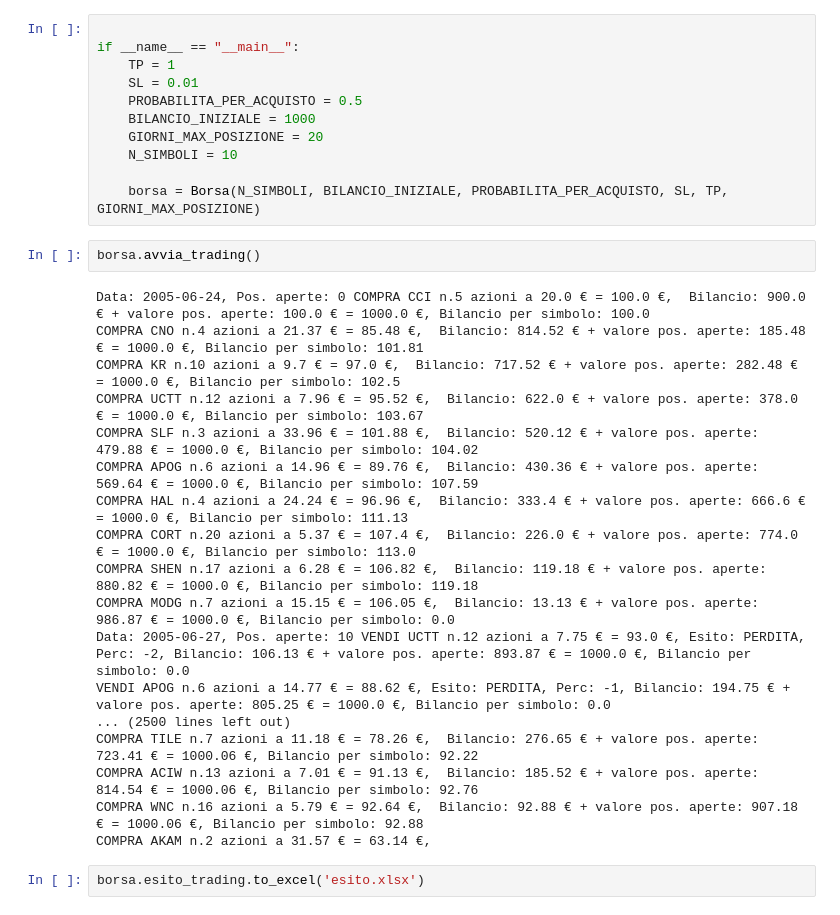
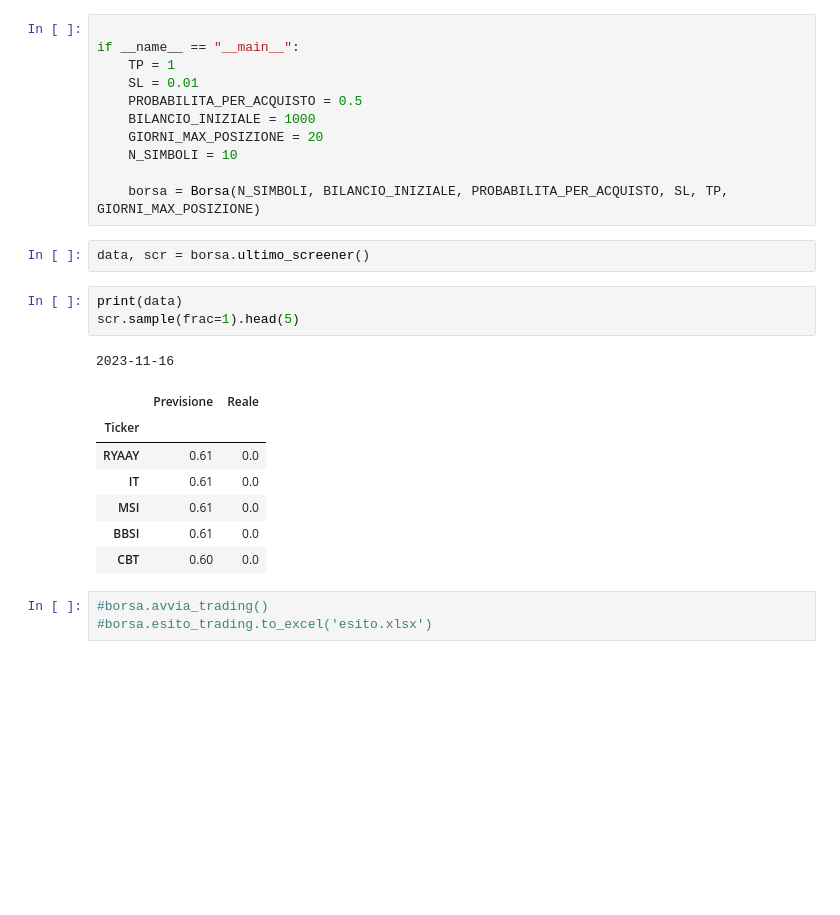
Before and after one commit to enricomarchi/Borsa, a Jupyter notebook: Test_trading_multiplo.ipynb, the cells around one changed output. Cells and saved outputs as stored; diff of their text form; blank space fills up the shorter version.

```diff
--- a/Test_trading_multiplo.ipynb
+++ b/Test_trading_multiplo.ipynb
@@ -460,25 +877,20 @@ if __name__ == "__main__":
     N_SIMBOLI = 10
 
     borsa = Borsa(N_SIMBOLI, BILANCIO_INIZIALE, PROBABILITA_PER_ACQUISTO, SL, TP, GIORNI_MAX_POSIZIONE)
-# %%
-borsa.avvia_trading()
-# %% [output]
-Data: 2005-06-24, Pos. aperte: 0 COMPRA CCI n.5 azioni a 20.0 € = 100.0 €,  Bilancio: 900.0 € + valore pos. aperte: 100.0 € = 1000.0 €, Bilancio per simbolo: 100.0
-COMPRA CNO n.4 azioni a 21.37 € = 85.48 €,  Bilancio: 814.52 € + valore pos. aperte: 185.48 € = 1000.0 €, Bilancio per simbolo: 101.81
-COMPRA KR n.10 azioni a 9.7 € = 97.0 €,  Bilancio: 717.52 € + valore pos. aperte: 282.48 € = 1000.0 €, Bilancio per simbolo: 102.5
-COMPRA UCTT n.12 azioni a 7.96 € = 95.52 €,  Bilancio: 622.0 € + valore pos. aperte: 378.0 € = 1000.0 €, Bilancio per simbolo: 103.67
-COMPRA SLF n.3 azioni a 33.96 € = 101.88 €,  Bilancio: 520.12 € + valore pos. aperte: 479.88 € = 1000.0 €, Bilancio per simbolo: 104.02
-COMPRA APOG n.6 azioni a 14.96 € = 89.76 €,  Bilancio: 430.36 € + valore pos. aperte: 569.64 € = 1000.0 €, Bilancio per simbolo: 107.59
-COMPRA HAL n.4 azioni a 24.24 € = 96.96 €,  Bilancio: 333.4 € + valore pos. aperte: 666.6 € = 1000.0 €, Bilancio per simbolo: 111.13
-COMPRA CORT n.20 azioni a 5.37 € = 107.4 €,  Bilancio: 226.0 € + valore pos. aperte: 774.0 € = 1000.0 €, Bilancio per simbolo: 113.0
-COMPRA SHEN n.17 azioni a 6.28 € = 106.82 €,  Bilancio: 119.18 € + valore pos. aperte: 880.82 € = 1000.0 €, Bilancio per simbolo: 119.18
-COMPRA MODG n.7 azioni a 15.15 € = 106.05 €,  Bilancio: 13.13 € + valore pos. aperte: 986.87 € = 1000.0 €, Bilancio per simbolo: 0.0
-Data: 2005-06-27, Pos. aperte: 10 VENDI UCTT n.12 azioni a 7.75 € = 93.0 €, Esito: PERDITA, Perc: -2, Bilancio: 106.13 € + valore pos. aperte: 893.87 € = 1000.0 €, Bilancio per simbolo: 0.0
-VENDI APOG n.6 azioni a 14.77 € = 88.62 €, Esito: PERDITA, Perc: -1, Bilancio: 194.75 € + valore pos. aperte: 805.25 € = 1000.0 €, Bilancio per simbolo: 0.0
-... (2500 lines left out)
-COMPRA TILE n.7 azioni a 11.18 € = 78.26 €,  Bilancio: 276.65 € + valore pos. aperte: 723.41 € = 1000.06 €, Bilancio per simbolo: 92.22
-COMPRA ACIW n.13 azioni a 7.01 € = 91.13 €,  Bilancio: 185.52 € + valore pos. aperte: 814.54 € = 1000.06 €, Bilancio per simbolo: 92.76
-COMPRA WNC n.16 azioni a 5.79 € = 92.64 €,  Bilancio: 92.88 € + valore pos. aperte: 907.18 € = 1000.06 €, Bilancio per simbolo: 92.88
-COMPRA AKAM n.2 azioni a 31.57 € = 63.14 €,
+# %%
+data, scr = borsa.ultimo_screener()
+# %%
+print(data)
+scr.sample(frac=1).head(5)
+# %% [output]
+2023-11-16
+|  | Previsione | Reale |
+| Ticker |  |  |
+| RYAAY | 0.61 | 0.0 |
+| IT | 0.61 | 0.0 |
+| MSI | 0.61 | 0.0 |
+| BBSI | 0.61 | 0.0 |
+| CBT | 0.60 | 0.0 |
 # %%
-borsa.esito_trading.to_excel('esito.xlsx')
+#borsa.avvia_trading()
+#borsa.esito_trading.to_excel('esito.xlsx')
```
Also changed, not shown: parts of 4 cells of this notebook, 3 other files.
